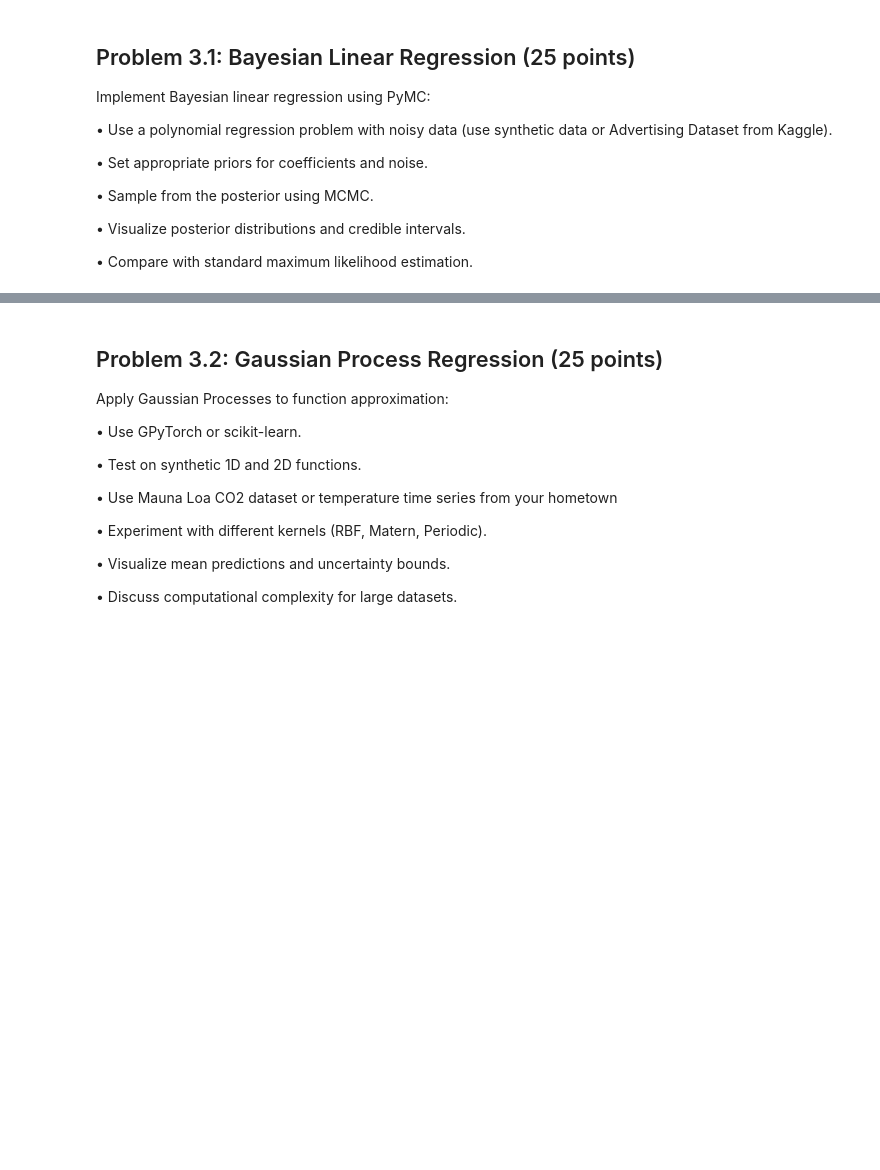
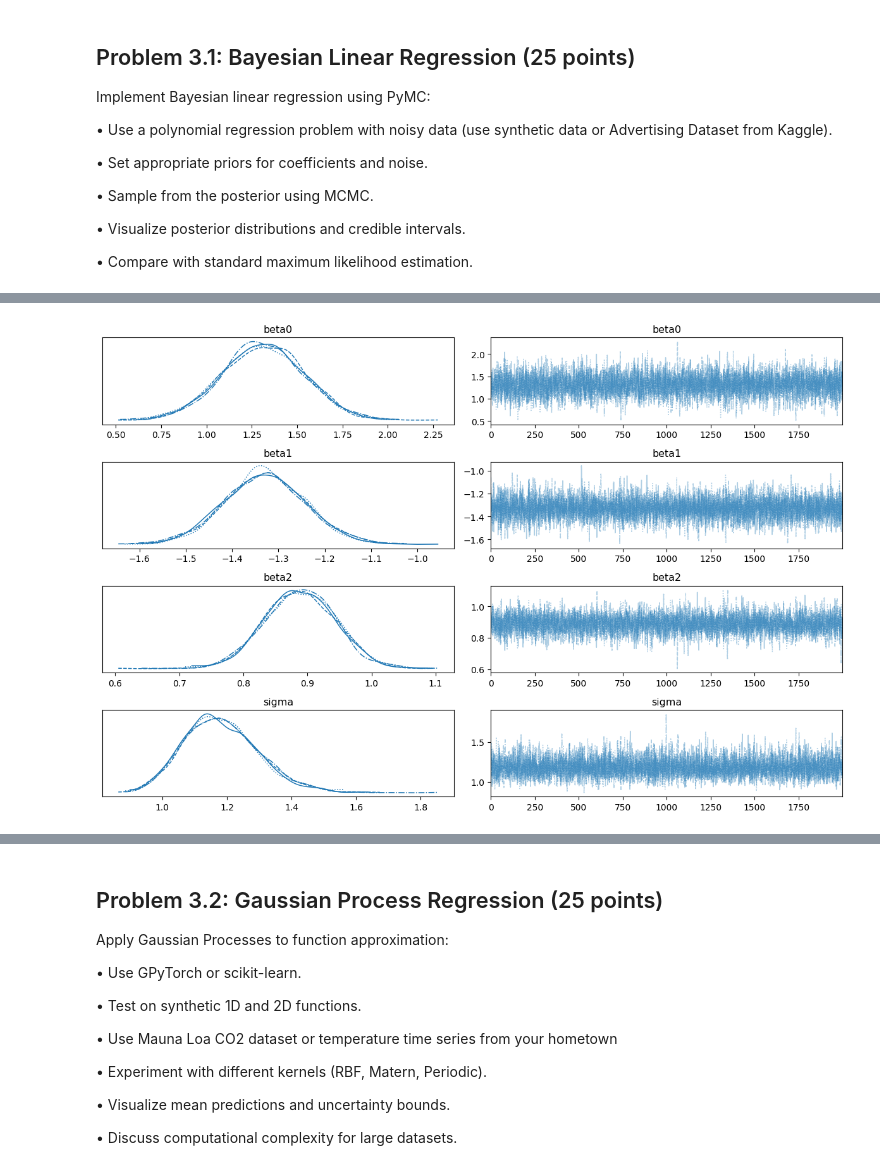
Before and after one commit to tomaszsrebniak/ML_for_data_analytics, a Jupyter notebook: Assignment3/List3.ipynb, the cells around one changed output, grey strips where cells are left out. Saved outputs shown, nothing was run; the diff lists cells and outputs as text; code cells hidden in the pictures; blank space fills up the shorter version.

```diff
--- a/Assignment3/List3.ipynb
+++ b/Assignment3/List3.ipynb
@@ -19,0 +110,17 @@ SEED = 123
+# %%
+with quad_model:
+    idata = pm.sample(
+        draws=2000,
+        tune=1000,
+        chains=4,
+        cores=4,
+        target_accept=0.9,
+        random_seed=2026,
+        return_inferencedata=True
+    )
+    post_pred = pm.sample_posterior_predictive(idata, var_names=['y_obs', 'mu'], random_seed=2026)
+
+# Combine posterior predictive into one object for convenient diagnostics
+idata.extend(post_pred)
+
+display(az.summary(idata, var_names=['beta0', 'beta1', 'beta2', 'sigma'], hdi_prob=0.95))
@@ -19,0 +142,77 @@ SEED = 123
+# %%
+# Posterior samples (flatten chain, draw)
+b0 = idata.posterior['beta0'].values.reshape(-1)
+b1 = idata.posterior['beta1'].values.reshape(-1)
+b2 = idata.posterior['beta2'].values.reshape(-1)
+sig = idata.posterior['sigma'].values.reshape(-1)
+
+mu_post = (
+    b0[:, None]
+    + b1[:, None] * x[None, :]
+    + b2[:, None] * (x[None, :] ** 2)
+)
+y_post = rng.normal(mu_post, sig[:, None])
+
+mu_mean = mu_post.mean(axis=0)
+mu_hdi = az.hdi(mu_post, hdi_prob=0.95)
+y_hdi = az.hdi(y_post, hdi_prob=0.95)
+
+# 1) Posterior densities and traces
+az.plot_trace(idata, var_names=['beta0', 'beta1', 'beta2', 'sigma'])
+plt.tight_layout()
+plt.show()
+
+az.plot_posterior(idata, var_names=['beta0', 'beta1', 'beta2', 'sigma'], hdi_prob=0.95)
+plt.tight_layout()
+plt.show()
+
+# 2) 95% credible intervals for each parameter
+summary = az.summary(idata, var_names=['beta0', 'beta1', 'beta2', 'sigma'], hdi_prob=0.95)
+param_names = ['beta0', 'beta1', 'beta2', 'sigma']
+means = summary.loc[param_names, 'mean'].values
+lower = summary.loc[param_names, 'hdi_2.5%'].values
+upper = summary.loc[param_names, 'hdi_97.5%'].values
+
+fig, ax = plt.subplots(figsize=(8.5, 4.8))
+ypos = np.arange(len(param_names))
+ax.errorbar(
+    means,
+    ypos,
+    xerr=[means - lower, upper - means],
+    fmt='o',
+    capsize=4,
+    label='Posterior mean ± 95% CrI'
+)
+ax.set_yticks(ypos)
+ax.set_yticklabels(param_names)
+ax.axvline(0.0, color='gray', linestyle='--', linewidth=1)
+ax.set_title('Parameter Posterior Means with 95% Credible Intervals')
+ax.set_xlabel('Value')
+ax.legend()
+plt.show()
+
+# 3) Posterior mean curve + 95% credible band vs true and MLE curves
+plt.figure(figsize=(10, 5.5))
+plt.scatter(x, y, s=25, alpha=0.65, color='black', label='Observed data')
+plt.plot(x, mu_true, color='tab:red', linewidth=2.4, label='True mean curve')
+plt.plot(x, mu_mle, color='tab:green', linewidth=2.0, linestyle='--', label='MLE mean curve')
+plt.plot(x, mu_mean, color='tab:blue', linewidth=2.3, linestyle='-.', label='Posterior mean curve')
+plt.fill_between(x, mu_hdi[:, 0], mu_hdi[:, 1], color='tab:blue', alpha=0.25, label='95% CrI for E[Y|x]')
+plt.title('Mean Curve Comparison: True vs MLE vs Bayesian Posterior')
+plt.xlabel('x')
+plt.ylabel('y')
+plt.legend()
+plt.show()
+
+# 4) 95% credible intervals for Y_i and comparison with data
+plt.figure(figsize=(10, 5.5))
+plt.scatter(x, y, s=25, alpha=0.7, color='black', label='Observed y_i')
+plt.plot(x, mu_mean, color='tab:blue', linewidth=2.2, linestyle='-.', label='Posterior mean E[Y|x]')
+plt.fill_between(x, y_hdi[:, 0], y_hdi[:, 1], color='orange', alpha=0.28, label='95% CrI for Y_i')
+plt.title('Posterior Predictive 95% Credible Intervals for Observations')
+plt.xlabel('x')
+plt.ylabel('y')
+plt.legend()
+plt.show()
+# %% [output]
+[figure, added]
```
Also changed, not shown: parts of 8 cells of this notebook, 1 other file.
